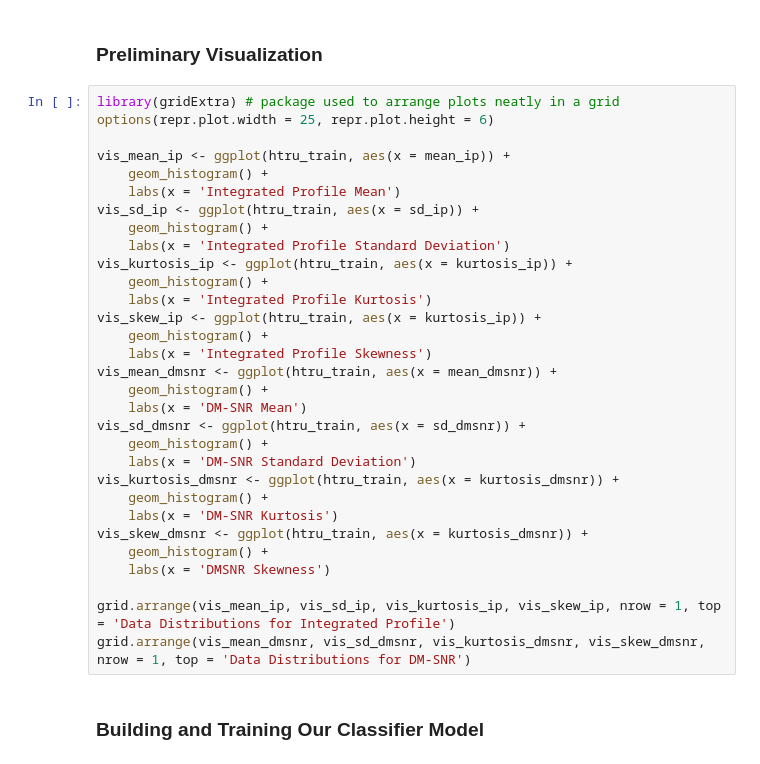
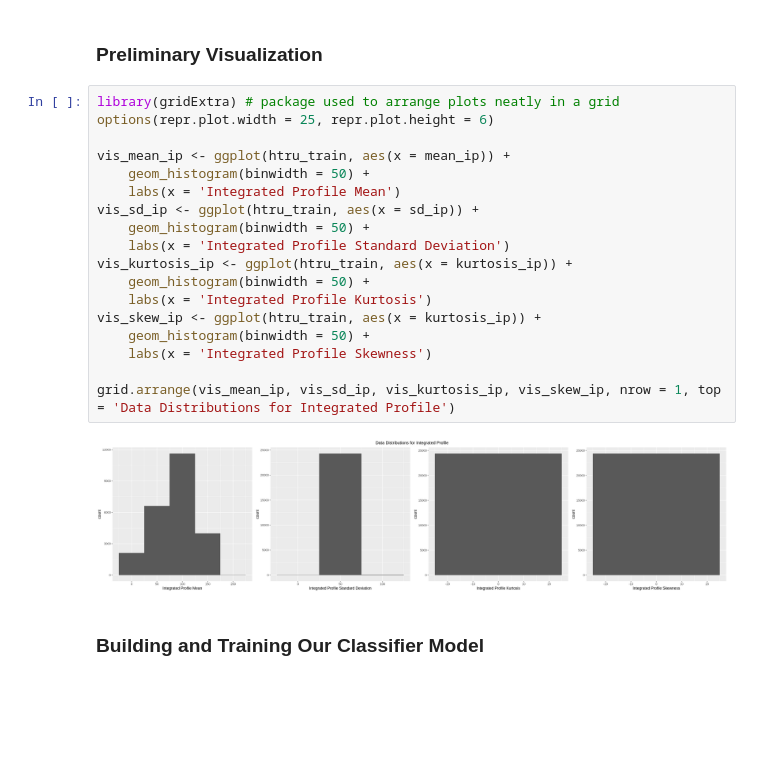
Before and after one commit to iaujla01/DSCI100Project, a Jupyter notebook: project_main.ipynb, the cells around one changed output. Drawn from its saved outputs; the diff is of its cells as text; blank space fills up the shorter version.

Commit message:
Fixed the data

```diff
--- a/project_main.ipynb
+++ b/project_main.ipynb
@@ -176,34 +191,23 @@ ERROR: Error: Problem with `summarise()` input `max_mean_dmsnr`.
 # %%
 library(gridExtra) # package used to arrange plots neatly in a grid
 options(repr.plot.width = 25, repr.plot.height = 6)
 
 vis_mean_ip <- ggplot(htru_train, aes(x = mean_ip)) +
-    geom_histogram() +
+    geom_histogram(binwidth = 50) +
     labs(x = 'Integrated Profile Mean')
 vis_sd_ip <- ggplot(htru_train, aes(x = sd_ip)) +
-    geom_histogram() +
+    geom_histogram(binwidth = 50) +
     labs(x = 'Integrated Profile Standard Deviation')
 vis_kurtosis_ip <- ggplot(htru_train, aes(x = kurtosis_ip)) +
-    geom_histogram() +
+    geom_histogram(binwidth = 50) +
     labs(x = 'Integrated Profile Kurtosis')
 vis_skew_ip <- ggplot(htru_train, aes(x = kurtosis_ip)) +
-    geom_histogram() +
+    geom_histogram(binwidth = 50) +
     labs(x = 'Integrated Profile Skewness')
-vis_mean_dmsnr <- ggplot(htru_train, aes(x = mean_dmsnr)) +
-    geom_histogram() +
-    labs(x = 'DM-SNR Mean')
-vis_sd_dmsnr <- ggplot(htru_train, aes(x = sd_dmsnr)) +
-    geom_histogram() +
-    labs(x = 'DM-SNR Standard Deviation')
-vis_kurtosis_dmsnr <- ggplot(htru_train, aes(x = kurtosis_dmsnr)) +
-    geom_histogram() +
-    labs(x = 'DM-SNR Kurtosis')
-vis_skew_dmsnr <- ggplot(htru_train, aes(x = kurtosis_dmsnr)) +
-    geom_histogram() +
-    labs(x = 'DMSNR Skewness')
 
 grid.arrange(vis_mean_ip, vis_sd_ip, vis_kurtosis_ip, vis_skew_ip, nrow = 1, top = 'Data Distributions for Integrated Profile')
-grid.arrange(vis_mean_dmsnr, vis_sd_dmsnr, vis_kurtosis_dmsnr, vis_skew_dmsnr, nrow = 1, top = 'Data Distributions for DM-SNR')
+# %% [output]
+[figure, added]
 # %% [markdown]
 ### Building and Training Our Classifier Model
 # %%
```
Also changed, not shown: parts of 7 cells of this notebook.
